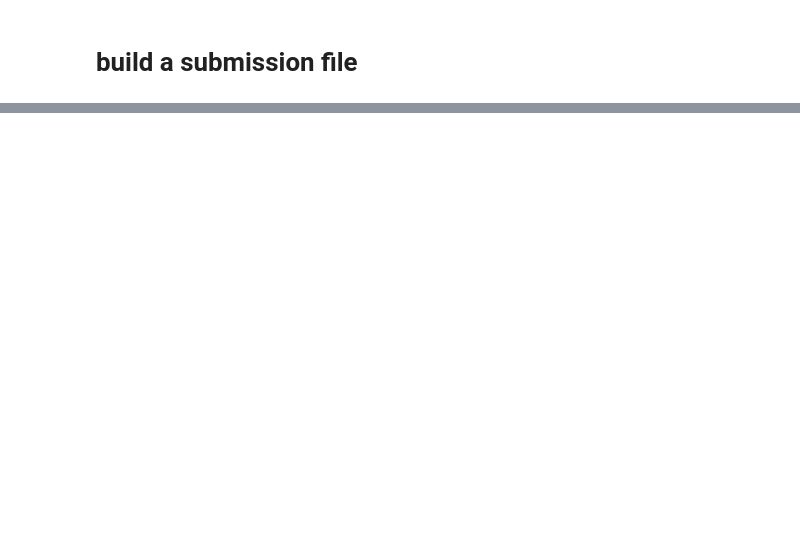
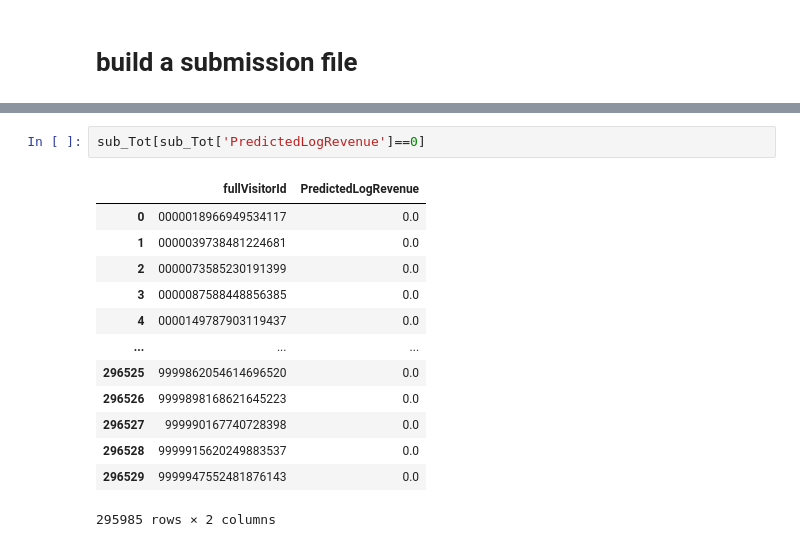
Before and after one commit to AsiMrz/MAYC_ML_Revenue_Prediction, a Jupyter notebook: Classification and Regression.ipynb, the cells around one changed output, grey strips where cells are left out. Cells and saved outputs as stored; diff of their text form; blank space fills up the shorter version.

```diff
--- a/Classification and Regression.ipynb
+++ b/Classification and Regression.ipynb
@@ -562,0 +476,16 @@ sub_df.shape
+# %%
+sub_Tot[sub_Tot['PredictedLogRevenue']==0]
+# %% [output]
+|  | fullVisitorId | PredictedLogRevenue |
+| 0 | 0000018966949534117 | 0.0 |
+| 1 | 0000039738481224681 | 0.0 |
+| 2 | 0000073585230191399 | 0.0 |
+| 3 | 0000087588448856385 | 0.0 |
+| 4 | 0000149787903119437 | 0.0 |
+| ... | ... | ... |
+| 296525 | 9999862054614696520 | 0.0 |
+| 296526 | 9999898168621645223 | 0.0 |
+| 296527 | 999990167740728398 | 0.0 |
+| 296528 | 9999915620249883537 | 0.0 |
+| 296529 | 9999947552481876143 | 0.0 |
+295985 rows × 2 columns
```
Also changed, not shown: parts of 35 cells of this notebook.
